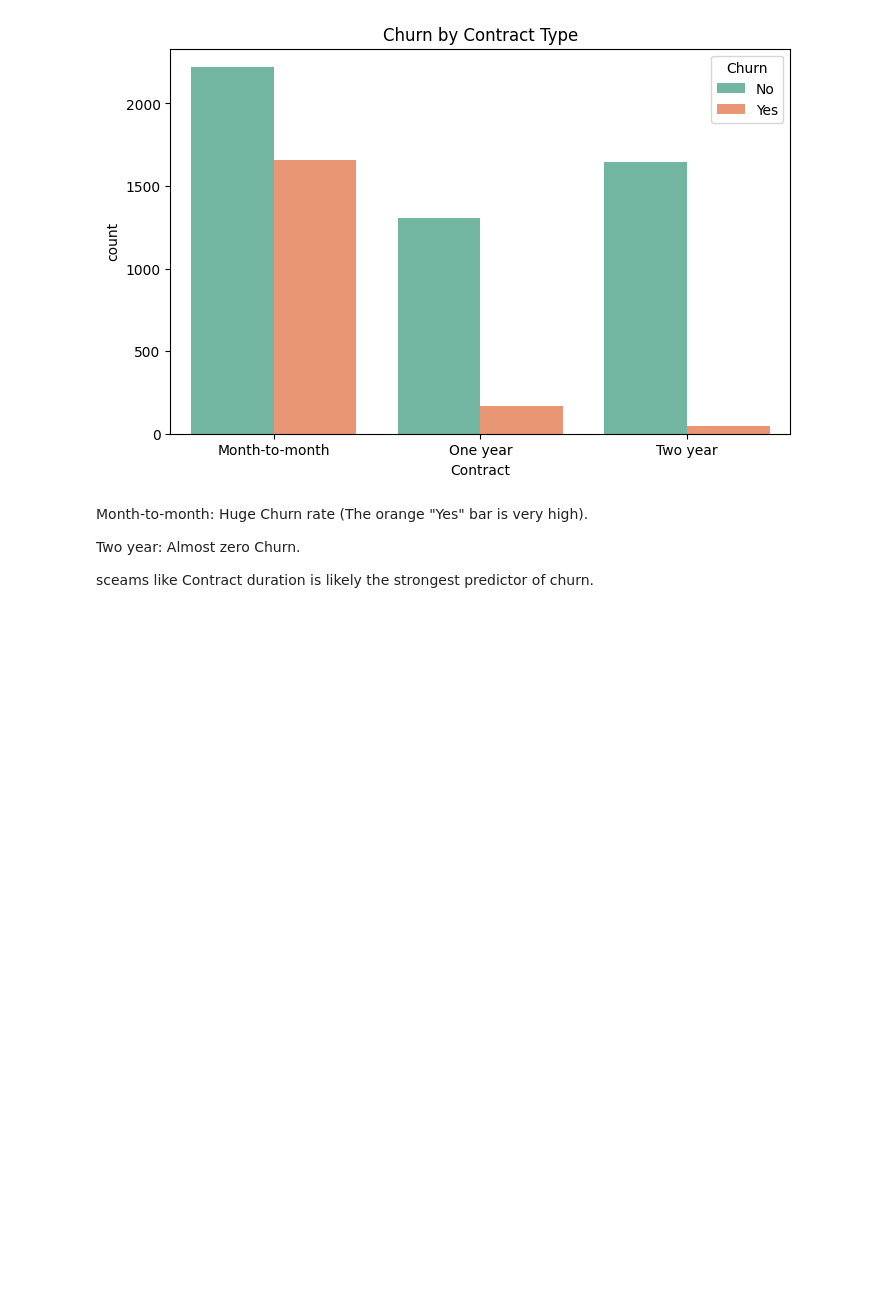
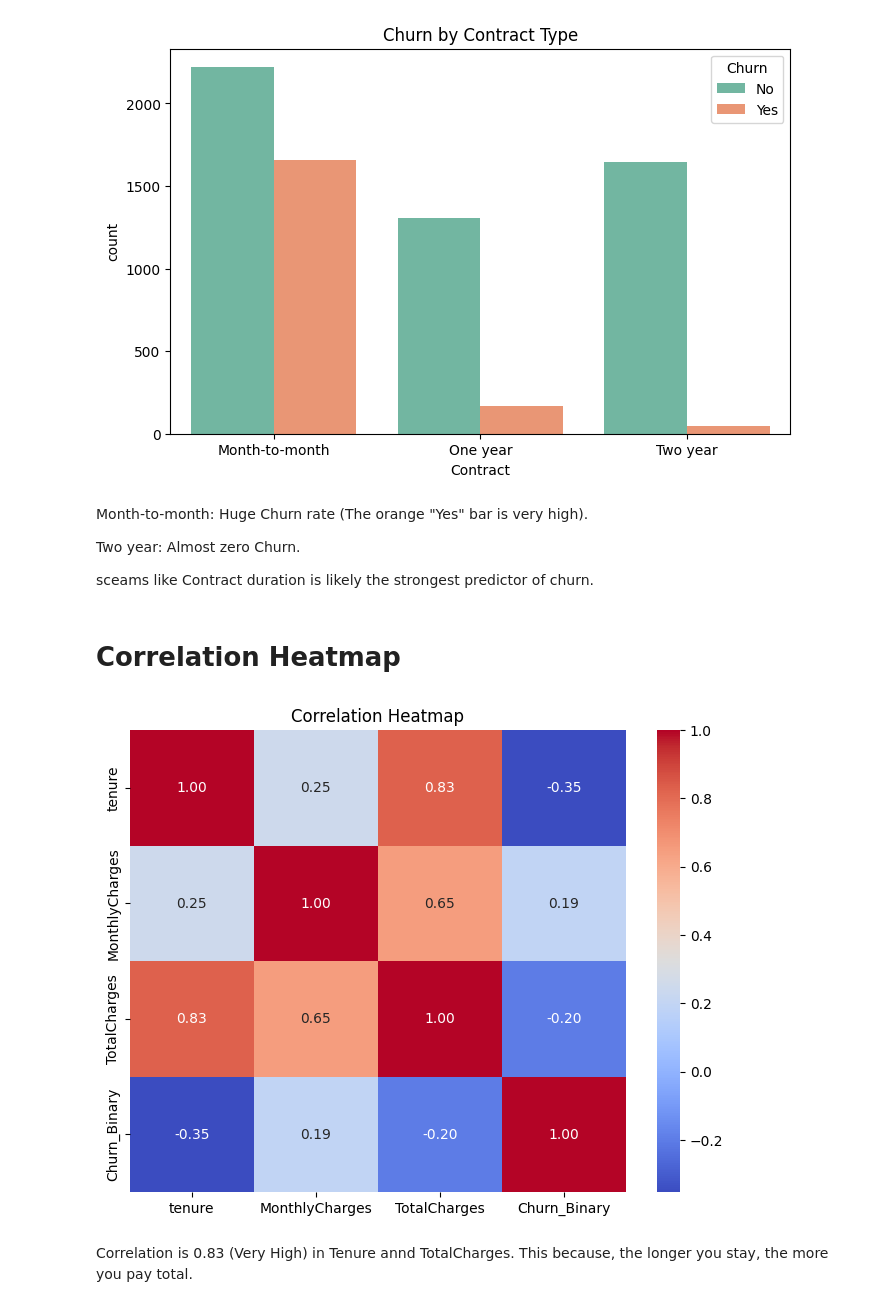
Before and after one commit to NisithaNimsara/Customer_Churn_Prediction-, a Jupyter notebook: EDA.ipynb, the cells around one changed output. Drawn from its saved outputs; the diff is of its cells as text; code cells hidden in the pictures; blank space fills up the shorter version.

Commit message:
Correlation Heatmap checked

```diff
--- a/EDA.ipynb
+++ b/EDA.ipynb
@@ -118,6 +118,8 @@ df[df["TotalCharges"].isnull()]
 # %% [markdown]
 since "tenure" == 0 ,means they are new customers. so we can fill empty values from "0".
 # %%
+df['TotalCharges'] = pd.to_numeric(df['TotalCharges'], errors='coerce')
+
 df['TotalCharges'].fillna(0)
 df.isna().sum()
 # %% [output]
@@ -143,4 +145,5 @@ now all the missing values are handled.
 
 # Churn correlation check
 # %%
-df['Churn_binary'] = df['Churn'].map({'Yes': 1, 'No': 0})
+df['Churn_Binary'] = df['Churn'].map({'Yes': 1, 'No': 0})
+df["Churn_Binary"]
@@ -193,3 +209,18 @@ Month-to-month: Huge Churn rate (The orange "Yes" bar is very high).
 Two year: Almost zero Churn.
 
 sceams like Contract duration is likely the strongest predictor of churn.
+# %% [markdown]
+# Correlation Heatmap
+# %%
+# Select numerical columns
+numerical_cols = ['tenure', 'MonthlyCharges', 'TotalCharges', 'Churn_Binary']
+corr_matrix = df[numerical_cols].corr()
+
+plt.figure(figsize=(8, 6))
+sns.heatmap(corr_matrix, annot=True, cmap='coolwarm', fmt=".2f")
+plt.title('Correlation Heatmap')
+plt.show()
+# %% [output]
+[figure, added]
+# %% [markdown]
+Correlation is 0.83 (Very High) in Tenure annd TotalCharges. This because, the longer you stay, the more you pay total.
```
Also changed, not shown: parts of 1 cell of this notebook.
